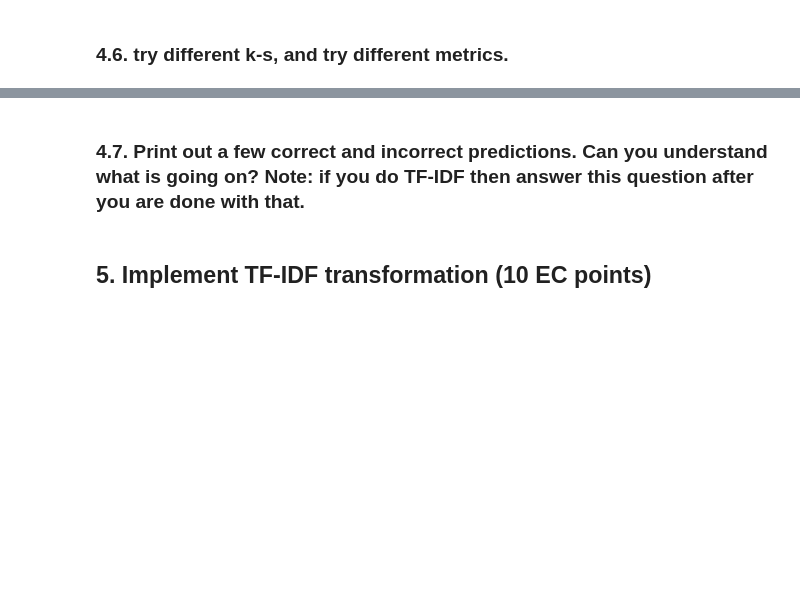
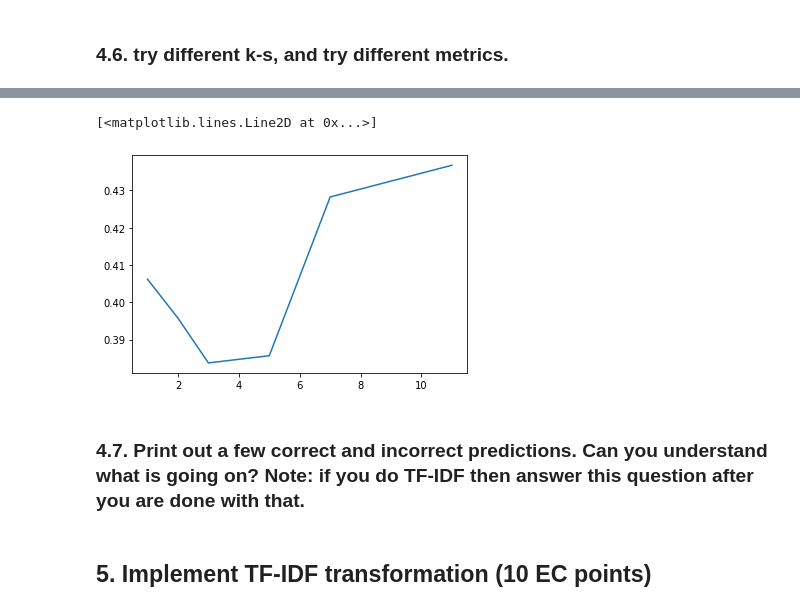
Before and after one commit to dlusion/A7INFO370, a Jupyter notebook: Assignment 7 - Text Processing.ipynb, the cells around one changed output, grey strips where cells are left out. Drawn from its saved outputs; the diff is of its cells as text; code cells hidden in the pictures; blank space fills up the shorter version.

```diff
--- a/Assignment 7 - Text Processing.ipynb
+++ b/Assignment 7 - Text Processing.ipynb
@@ -298,3 +291,13 @@ plt.plot(klist, accuracy)
+# %%
+klist = [1,2,3,5,7,11]
+accuracy = pd.Series(0.0, index=klist)
+for k in klist:
+    a = computeAccuracy(k, 'minkowski')
+    accuracy[k] = a
+plt.plot(klist, accuracy)
+# %% [output]
+[<matplotlib.lines.Line2D at 0x...>]
+[figure, added]
 # %% [markdown]
 ### 4.7. Print out a few correct and incorrect predictions. Can you understand what is going on? Note: if you do TF-IDF then answer this question after you are done with that.
 # %% [markdown]
```
Also changed, not shown: parts of 14 cells of this notebook.
